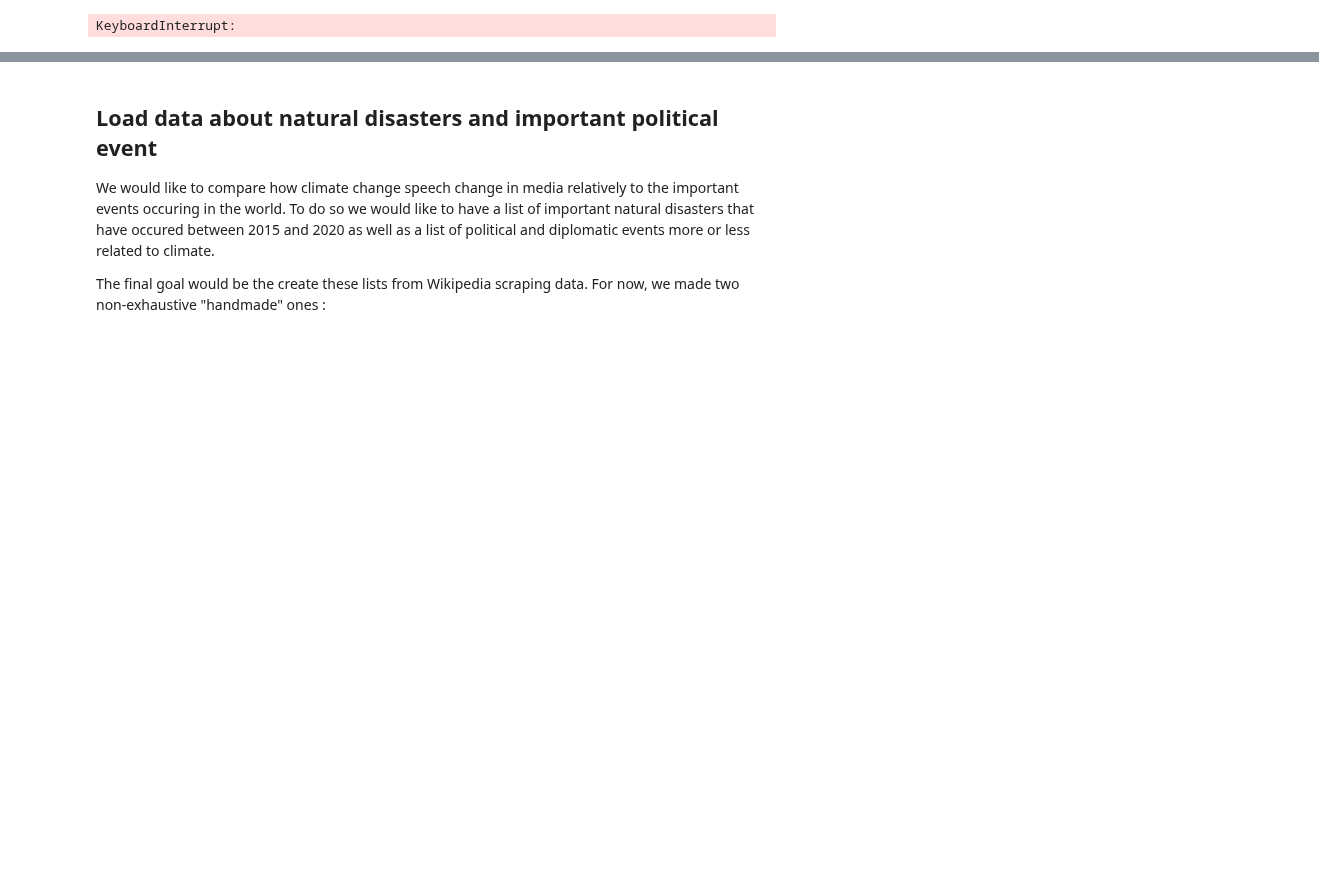
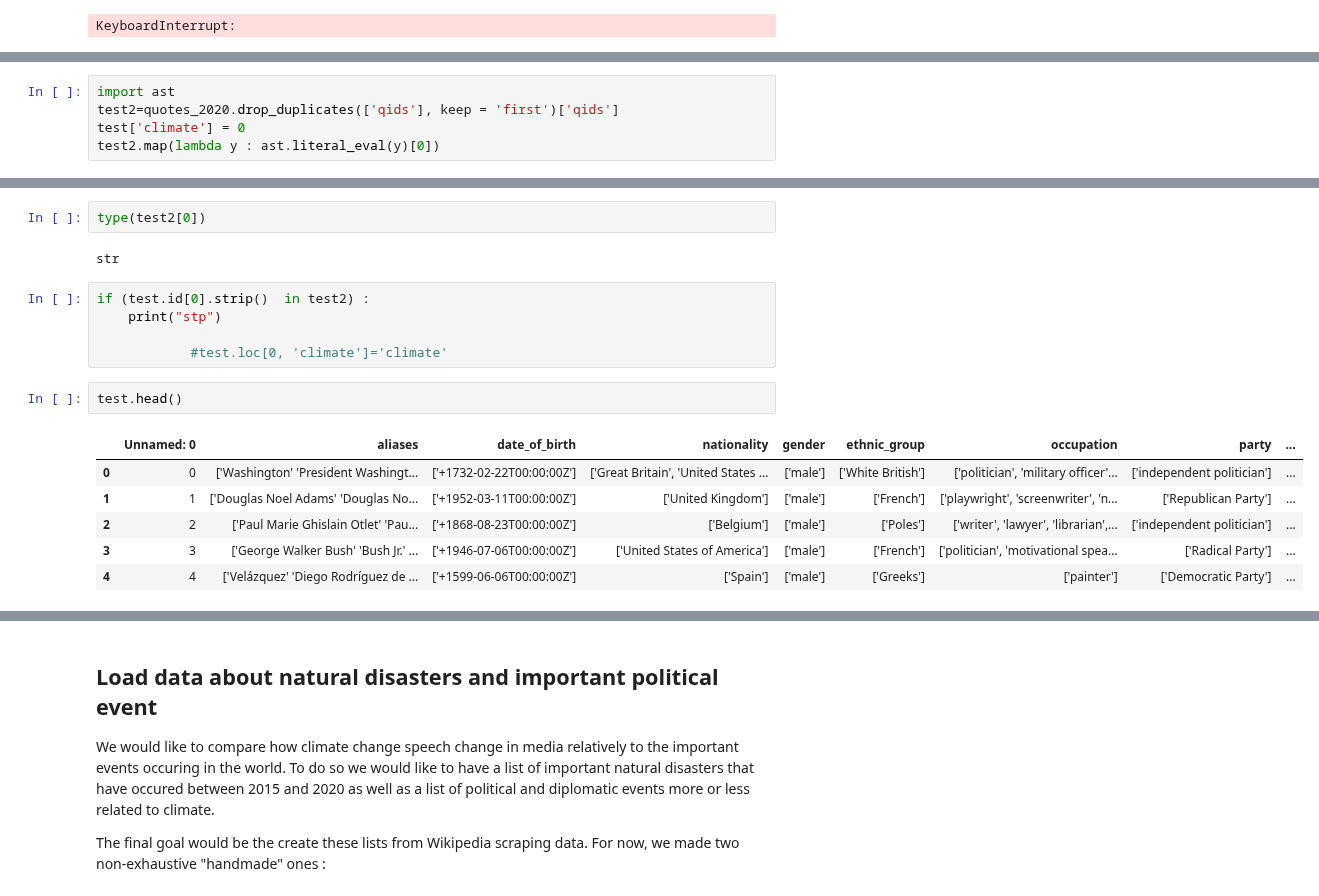
Before and after one commit to epfl-ada/ada-2021-project-avada-kedavra, a Jupyter notebook: da.ipynb, the cells around one changed output, grey strips where cells are left out. Cells and saved outputs as stored; diff of their text form; blank space fills up the shorter version.

```diff
--- a/da.ipynb
+++ b/da.ipynb
@@ -406,0 +469,5 @@ KeyboardInterrupt:
+# %%
+import ast
+test2=quotes_2020.drop_duplicates(['qids'], keep = 'first')['qids']
+test['climate'] = 0
+test2.map(lambda y : ast.literal_eval(y)[0])
@@ -406,0 +543,18 @@ KeyboardInterrupt:
+# %%
+type(test2[0])
+# %% [output]
+str
+# %%
+if (test.id[0].strip()  in test2) :
+    print("stp")
+
+            #test.loc[0, 'climate']='climate'
+# %%
+test.head()
+# %% [output]
+|  | Unnamed: 0 | aliases | date_of_birth | nationality | gender | ethnic_group | occupation | party | ... |
+| 0 | 0 | ['Washington' 'President Washingt... | ['+1732-02-22T00:00:00Z'] | ['Great Britain', 'United States ... | ['male'] | ['White British'] | ['politician', 'military officer'... | ['independent politician'] | ... |
+| 1 | 1 | ['Douglas Noel Adams' 'Douglas No... | ['+1952-03-11T00:00:00Z'] | ['United Kingdom'] | ['male'] | ['French'] | ['playwright', 'screenwriter', 'n... | ['Republican Party'] | ... |
+| 2 | 2 | ['Paul Marie Ghislain Otlet' 'Pau... | ['+1868-08-23T00:00:00Z'] | ['Belgium'] | ['male'] | ['Poles'] | ['writer', 'lawyer', 'librarian',... | ['independent politician'] | ... |
+| 3 | 3 | ['George Walker Bush' 'Bush Jr.' ... | ['+1946-07-06T00:00:00Z'] | ['United States of America'] | ['male'] | ['French'] | ['politician', 'motivational spea... | ['Radical Party'] | ... |
+| 4 | 4 | ['Velázquez' 'Diego Rodríguez de ... | ['+1599-06-06T00:00:00Z'] | ['Spain'] | ['male'] | ['Greeks'] | ['painter'] | ['Democratic Party'] | ... |
```
Also changed, not shown: parts of 21 cells of this notebook.
